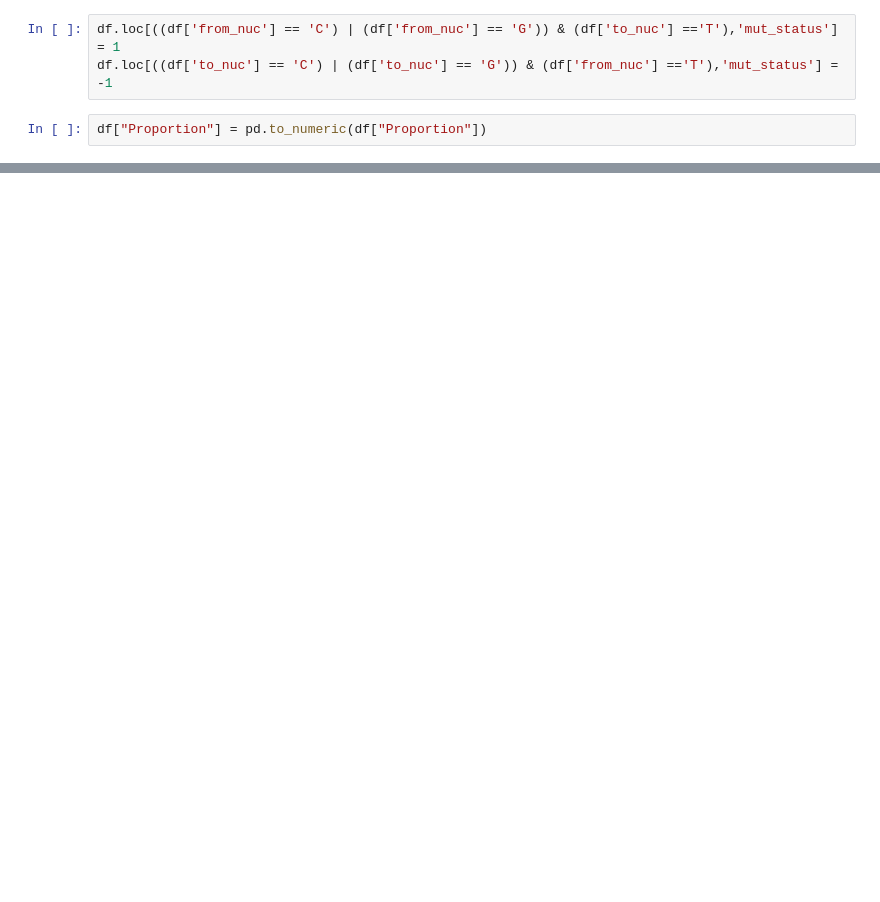
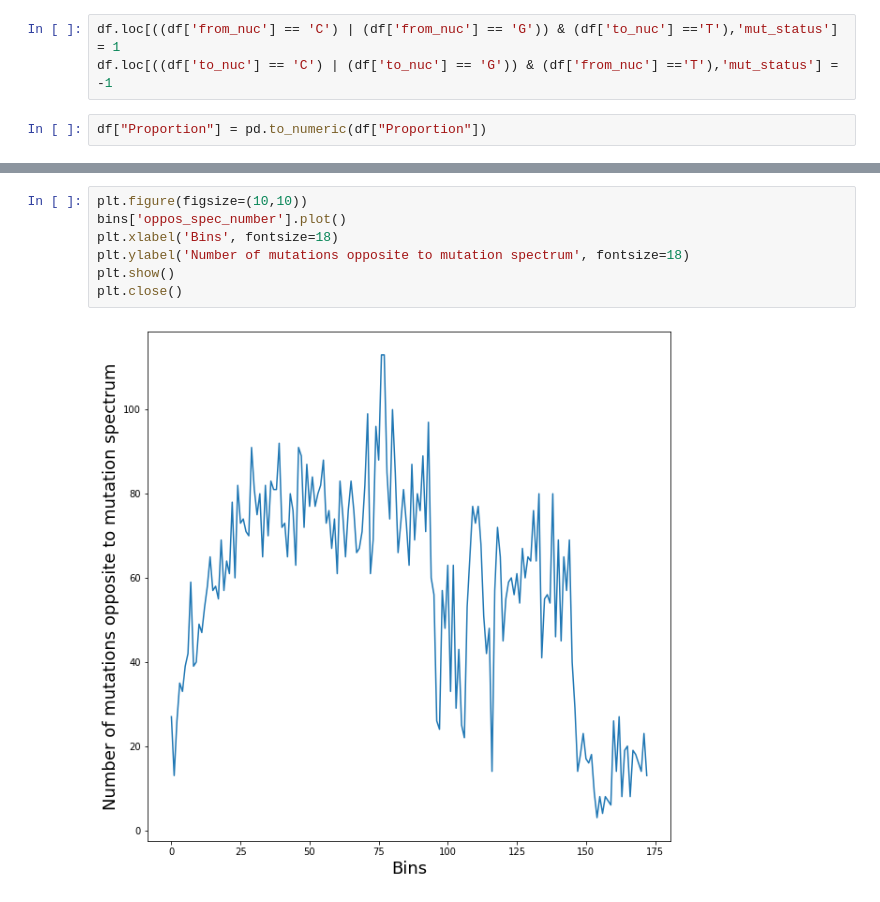
Before and after one commit to VoronkaAlexandr/Sars_Cov_2_MutSpec, a Jupyter notebook: Sars_Cov_2/cod/cov_glue_check.ipynb, the cells around one changed output, grey strips where cells are left out. Cells and saved outputs as stored; diff of their text form; blank space fills up the shorter version.

```diff
--- a/Sars_Cov_2/cod/cov_glue_check.ipynb
+++ b/Sars_Cov_2/cod/cov_glue_check.ipynb
@@ -269,0 +164,9 @@ predict.hist()
+# %%
+plt.figure(figsize=(10,10))
+bins['oppos_spec_number'].plot()
+plt.xlabel('Bins', fontsize=18)
+plt.ylabel('Number of mutations opposite to mutation spectrum', fontsize=18)
+plt.show()
+plt.close()
+# %% [output]
+[figure, added]
```
Also changed, not shown: parts of 72 cells of this notebook.
